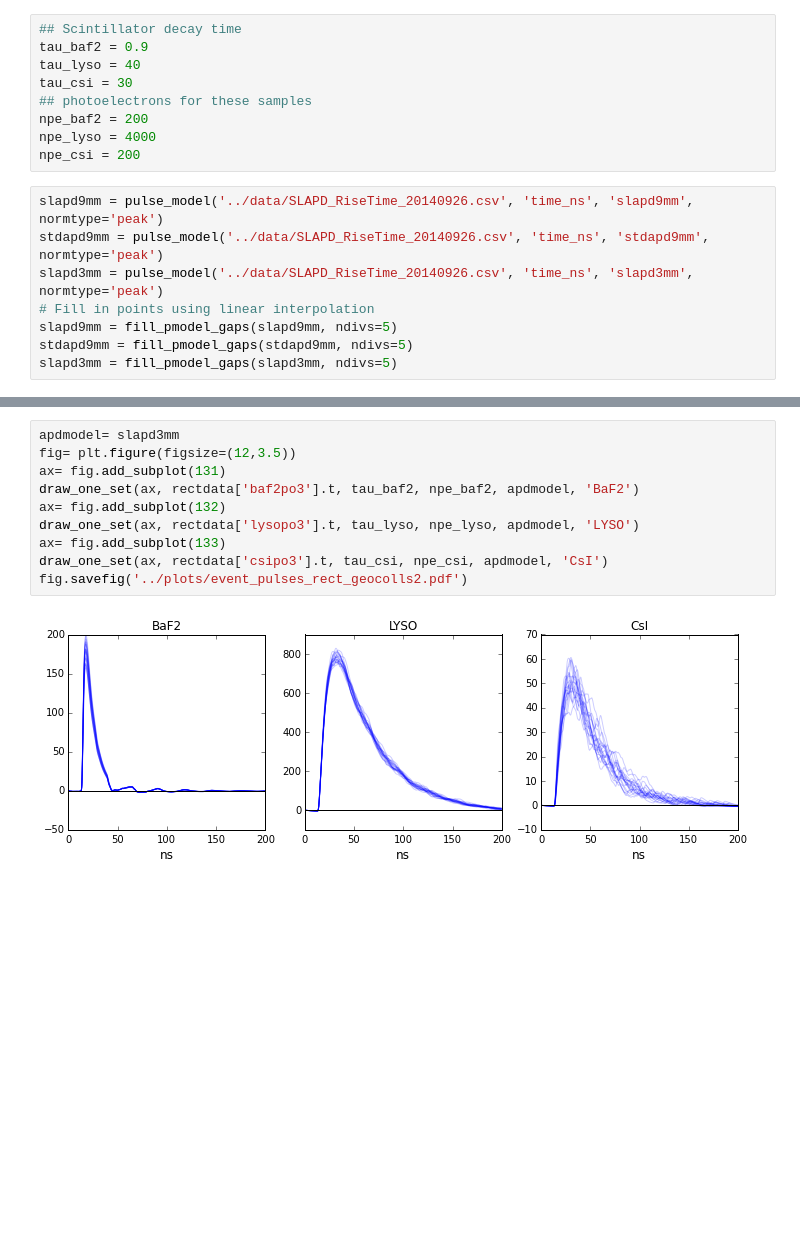
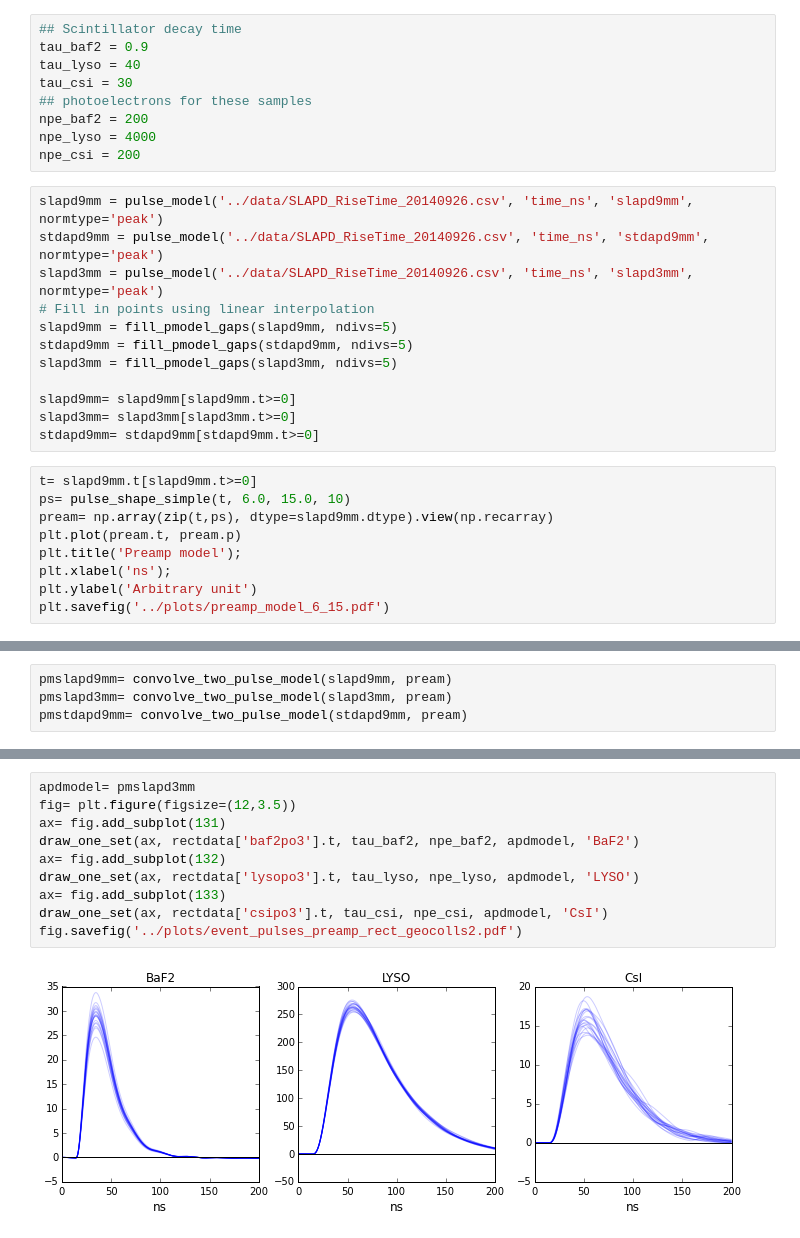
Before and after one commit to gitcheng/rayTraceNotebook, a Jupyter notebook: photon_arrival_time_colls2.ipynb, the cells around one changed output, grey strips where cells are left out. Saved outputs shown, nothing was run; the diff lists cells and outputs as text; blank space fills up the shorter version.

```diff
--- a/photon_arrival_time_colls2.ipynb
+++ b/photon_arrival_time_colls2.ipynb
@@ -125,3 +128,16 @@ slapd3mm = pulse_model('../data/SLAPD_RiseTime_20140926.csv', 'time_ns', 'slapd3
 slapd9mm = fill_pmodel_gaps(slapd9mm, ndivs=5)
 stdapd9mm = fill_pmodel_gaps(stdapd9mm, ndivs=5)
 slapd3mm = fill_pmodel_gaps(slapd3mm, ndivs=5)
+
+slapd9mm= slapd9mm[slapd9mm.t>=0]
+slapd3mm= slapd3mm[slapd3mm.t>=0]
+stdapd9mm= stdapd9mm[stdapd9mm.t>=0]
+# %%
+t= slapd9mm.t[slapd9mm.t>=0]
+ps= pulse_shape_simple(t, 6.0, 15.0, 10)
+pream= np.array(zip(t,ps), dtype=slapd9mm.dtype).view(np.recarray)
+plt.plot(pream.t, pream.p)
+plt.title('Preamp model');
+plt.xlabel('ns');
+plt.ylabel('Arbitrary unit')
+plt.savefig('../plots/preamp_model_6_15.pdf')
@@ -127,0 +146,4 @@ slapd3mm = fill_pmodel_gaps(slapd3mm, ndivs=5)
+# %%
+pmslapd9mm= convolve_two_pulse_model(slapd9mm, pream)
+pmslapd3mm= convolve_two_pulse_model(slapd3mm, pream)
+pmstdapd9mm= convolve_two_pulse_model(stdapd9mm, pream)
@@ -128,15 +163,15 @@ slapd3mm = fill_pmodel_gaps(slapd3mm, ndivs=5)
 # %%
-apdmodel= slapd3mm
+apdmodel= pmslapd3mm
 fig= plt.figure(figsize=(12,3.5))
 ax= fig.add_subplot(131)
 draw_one_set(ax, rectdata['baf2po3'].t, tau_baf2, npe_baf2, apdmodel, 'BaF2')
 ax= fig.add_subplot(132)
 draw_one_set(ax, rectdata['lysopo3'].t, tau_lyso, npe_lyso, apdmodel, 'LYSO')
 ax= fig.add_subplot(133)
 draw_one_set(ax, rectdata['csipo3'].t, tau_csi, npe_csi, apdmodel, 'CsI')
-fig.savefig('../plots/event_pulses_rect_geocolls2.pdf')
+fig.savefig('../plots/event_pulses_preamp_rect_geocolls2.pdf')
 # %% [output]
-[figure, old version]
+[figure, new version]
 # %%
 ## photoelectrons for these samples
 npe_baf2 = 1000
```
Also changed, not shown: parts of 4 cells of this notebook, 10 other files.
